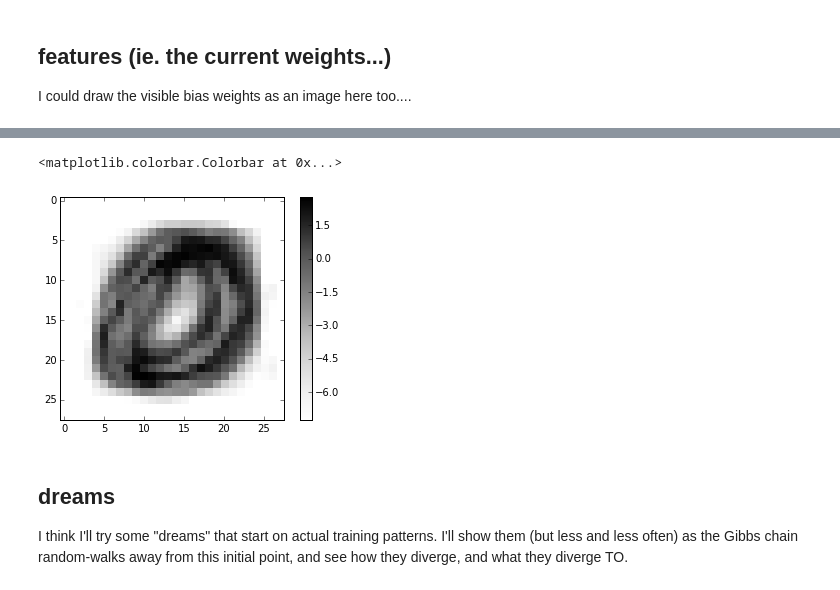
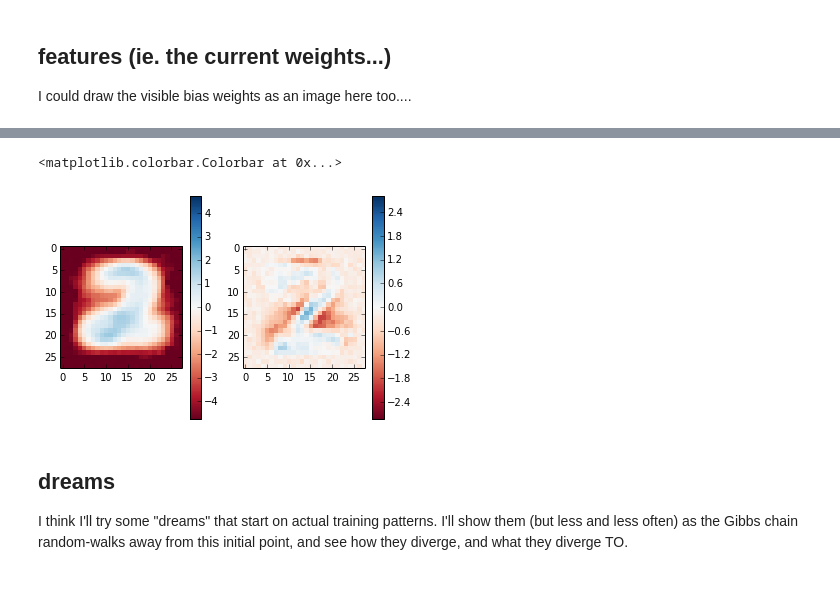
Before and after one commit to harryross263/comp421, a Jupyter notebook: deep_generative/RBM_MNIST_marcus.ipynb, the cells around one changed output, grey strips where cells are left out. Cells and saved outputs as stored; diff of their text form; code cells hidden in the pictures.

```diff
--- a/deep_generative/RBM_MNIST_marcus.ipynb
+++ b/deep_generative/RBM_MNIST_marcus.ipynb
@@ -174,10 +186,17 @@ plt.colorbar()
-# %%
-# show biases into the visible units
-plt.imshow(vis_bias.reshape(28,28), cmap='Greys', interpolation='nearest')
-plt.colorbar()
-# %% [output]
-<matplotlib.colorbar.Colorbar at 0x...>
-[figure, removed]
+# %%
+# show the bias weights, and show a random hidden unit's weights, large...
+plt.subplot(121)
+mx = np.max(np.abs(vis_bias))
+plt.imshow(vis_bias.reshape(28,28), interpolation='nearest', cmap='RdBu', vmin=-mx, vmax=mx)
+plt.colorbar()
+plt.subplot(122)
+i = rng.randint(num_hiddens)
+mx = np.max(np.abs(W))
+plt.imshow(W[i].reshape(28,28), interpolation='nearest', cmap='RdBu', vmin=-mx, vmax=mx)
+plt.colorbar()
+# %% [output]
+<matplotlib.colorbar.Colorbar at 0x...>
+[figure, added]
 # %% [markdown]
 ## dreams
 I think I'll try some "dreams" that start on actual training patterns.
```
Also changed, not shown: parts of 16 cells of this notebook.
